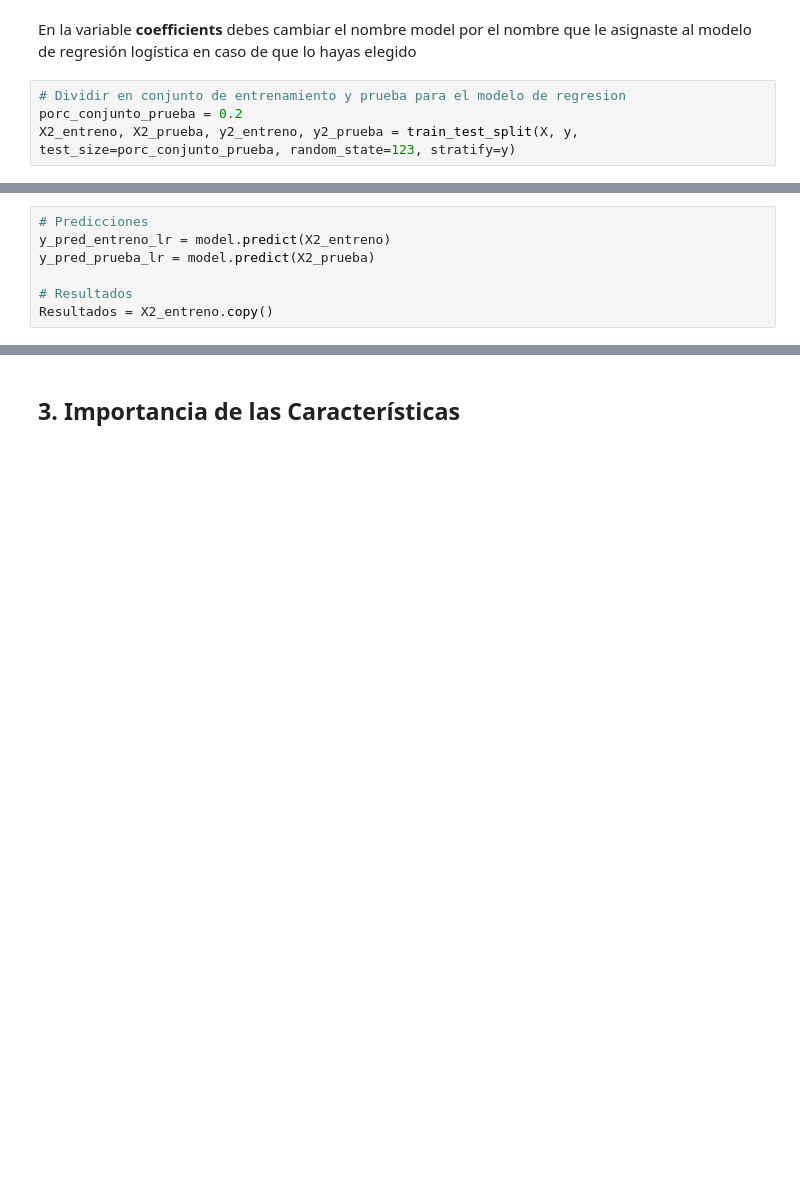
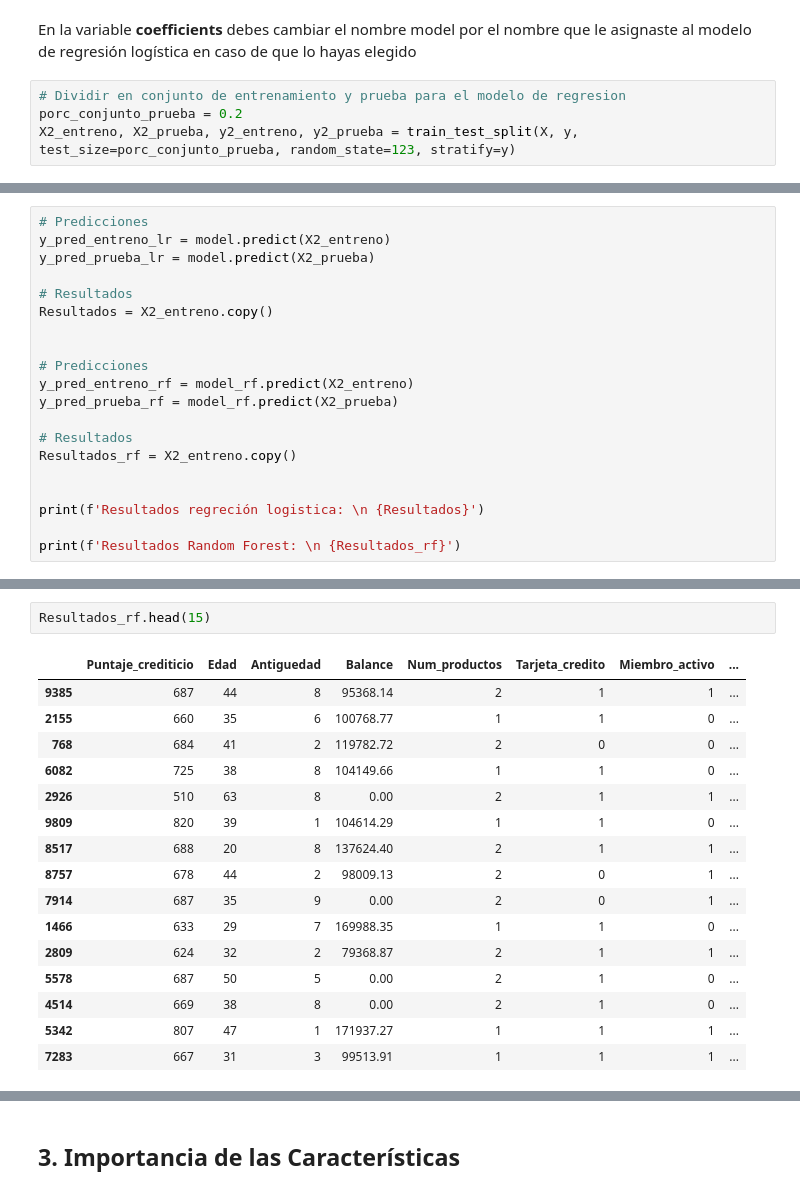
Before and after one commit to nivachasa/Reto_Bootcamp, a Jupyter notebook: Reto_Bootcamp.ipynb, the cells around one changed output, grey strips where cells are left out. Drawn from its saved outputs; the diff is of its cells as text; blank space fills up the shorter version.

```diff
--- a/Reto_Bootcamp.ipynb
+++ b/Reto_Bootcamp.ipynb
@@ -921,3 +926,16 @@ y_pred_prueba_lr = model.predict(X2_prueba)
 
 # Resultados
 Resultados = X2_entreno.copy()
+
+
+# Predicciones
+y_pred_entreno_rf = model_rf.predict(X2_entreno)
+y_pred_prueba_rf = model_rf.predict(X2_prueba)
+
+# Resultados
+Resultados_rf = X2_entreno.copy()
+
+
+print(f'Resultados regreción logistica: \n {Resultados}')
+
+print(f'Resultados Random Forest: \n {Resultados_rf}')
@@ -937,2 +991,21 @@ Resultados.head()
+# %%
+Resultados_rf.head(15)
+# %% [output]
+|  | Puntaje_crediticio | Edad | Antiguedad | Balance | Num_productos | Tarjeta_credito | Miembro_activo | ... |
+| 9385 | 687 | 44 | 8 | 95368.14 | 2 | 1 | 1 | ... |
+| 2155 | 660 | 35 | 6 | 100768.77 | 1 | 1 | 0 | ... |
+| 768 | 684 | 41 | 2 | 119782.72 | 2 | 0 | 0 | ... |
+| 6082 | 725 | 38 | 8 | 104149.66 | 1 | 1 | 0 | ... |
+| 2926 | 510 | 63 | 8 | 0.00 | 2 | 1 | 1 | ... |
+| 9809 | 820 | 39 | 1 | 104614.29 | 1 | 1 | 0 | ... |
+| 8517 | 688 | 20 | 8 | 137624.40 | 2 | 1 | 1 | ... |
+| 8757 | 678 | 44 | 2 | 98009.13 | 2 | 0 | 1 | ... |
+| 7914 | 687 | 35 | 9 | 0.00 | 2 | 0 | 1 | ... |
+| 1466 | 633 | 29 | 7 | 169988.35 | 1 | 1 | 0 | ... |
+| 2809 | 624 | 32 | 2 | 79368.87 | 2 | 1 | 1 | ... |
+| 5578 | 687 | 50 | 5 | 0.00 | 2 | 1 | 0 | ... |
+| 4514 | 669 | 38 | 8 | 0.00 | 2 | 1 | 0 | ... |
+| 5342 | 807 | 47 | 1 | 171937.27 | 1 | 1 | 1 | ... |
+| 7283 | 667 | 31 | 3 | 99513.91 | 1 | 1 | 1 | ... |
 # %%
 # Comparando resultados en conjunto de Entrenamiento vs Prueba
```
Also changed, not shown: parts of 10 cells of this notebook.
